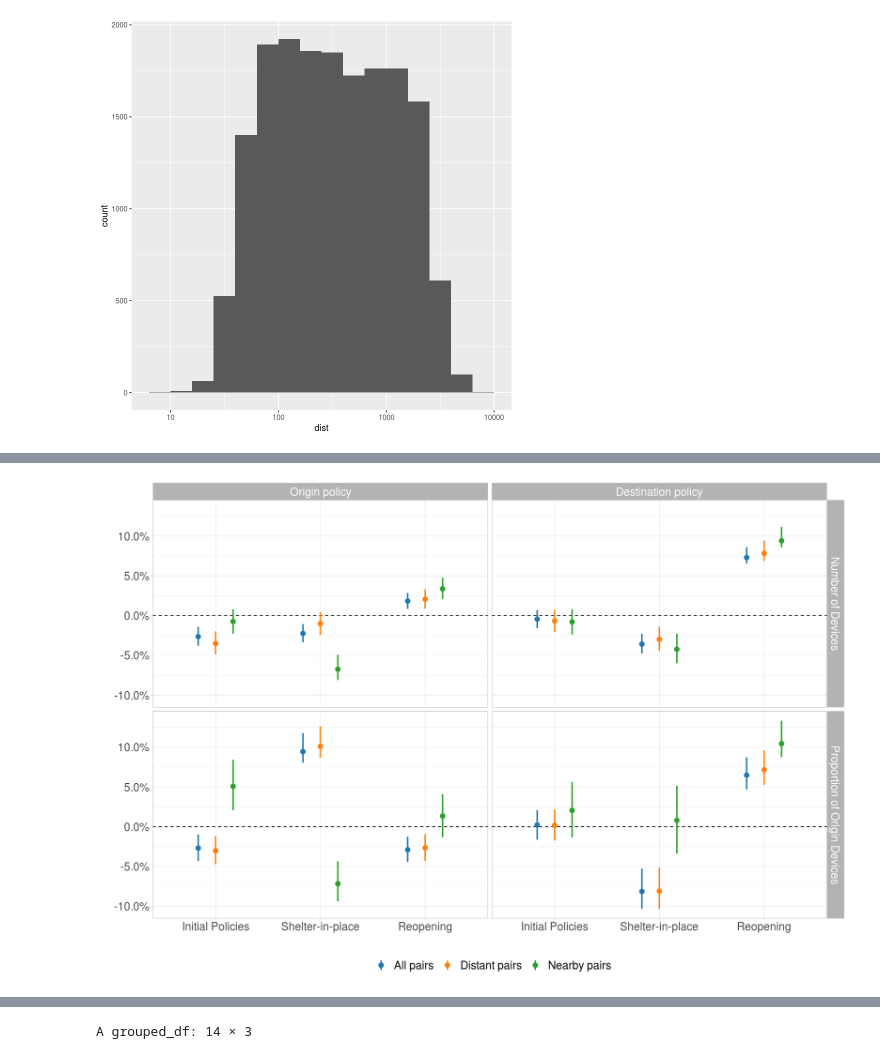
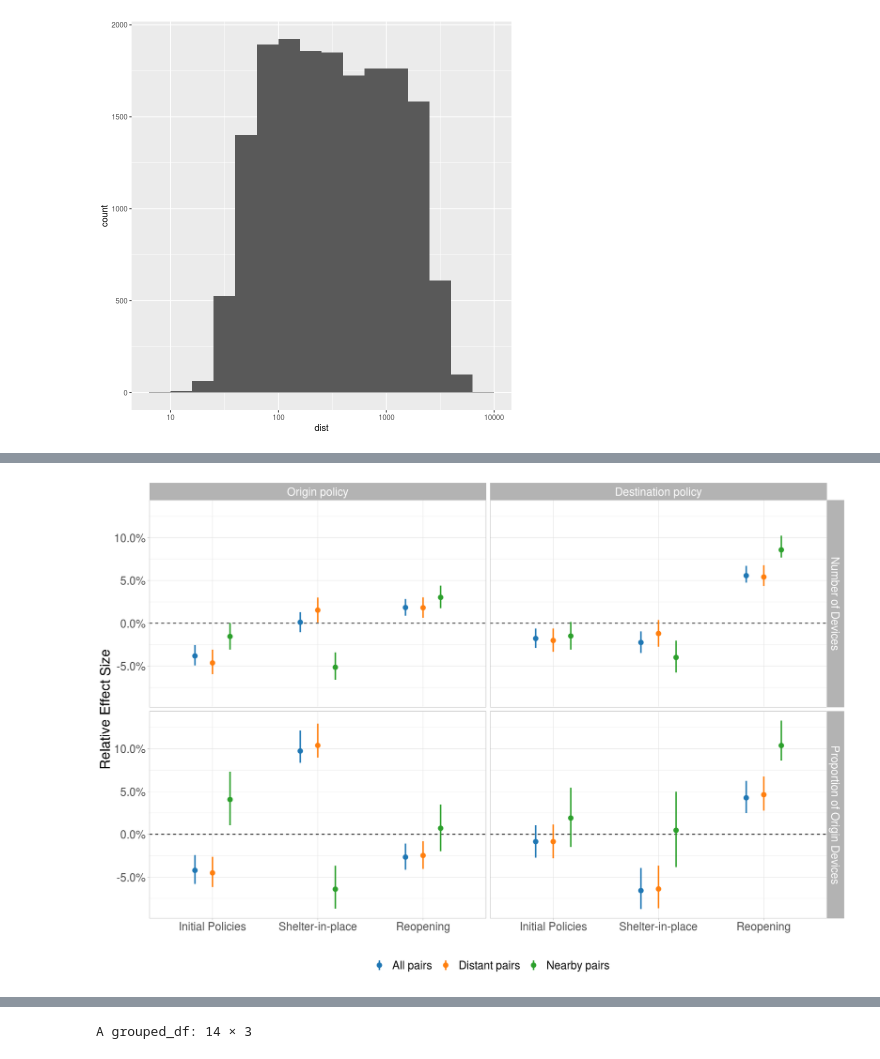
Before and after one commit to mfzhao/covid_peerfx_reopening, a Jupyter notebook: paper_code/2-dyadic_analysis.ipynb, the cells around one changed output, grey strips where cells are left out. Cells and saved outputs as stored; diff of their text form; code cells hidden in the pictures.

```diff
--- a/paper_code/2-dyadic_analysis.ipynb
+++ b/paper_code/2-dyadic_analysis.ipynb
@@ -48,7 +66,7 @@ df %>%
 [figure]
 # %%
 wctrls  <- str_c(cns[str_detect(cns, '[od][pt][rm][ca][px]..')], collapse = ' + ')
-cdctrls <- str_c(cns[str_detect(cns, '[od]as_')], collapse = ' + ')
+cdctrls <- str_c(cns[str_detect(cns, '[od][acs][st]_')], collapse = ' + ')
 ctrls   <- str_c(wctrls, ' + ', cdctrls)
 # %%
 get_coefs <- function(dv, type) {
@@ -71,8 +89,9 @@ get_coefs <- function(dv, type) {
         mutate(var  = rownames(.),
                dv   = dv,
                type = type) %>%
-        filter(str_detect(var, '[od]p[123]')) %>%
         rename(estimate = Estimate, se = `Std. Error`)
 
     return(out)
 }
+
+get_coefs('ndotd', 'nearby')
@@ -83,30 +138,30 @@ foreach(dv = c('ndotd', 'pdotd'), .combine = rbind) %:%
 # %%
 options(repr.plot.width=15, repr.plot.height=10)
 dyad_coefs %>%
     mutate(od = ifelse(str_detect(var, 'op'), 'Origin policy', 'Destination policy'),
            od = factor(od, c('Origin policy', 'Destination policy')),
            var = ifelse(str_detect(var, 'p1'), 'Initial Policies',
                         ifelse(str_detect(var, 'p2'), 'Shelter-in-place', 'Reopening')),
            var = factor(var, levels = c('Initial Policies', 'Shelter-in-place', 'Reopening')),
            dv  = ifelse(dv == 'ndotd', 'Number of Devices', 'Proportion of Origin Devices'),
            estimate = exp(estimate) - 1,
-           u95ci   = exp(estimate + 1.98 * se) - 1,
+           u95ci    = exp(estimate + 1.98 * se) - 1,
            l95ci    = exp(estimate - 1.98 * se) - 1) %>%
     ggplot(aes(x = var, y = estimate, color = type)) +
     geom_hline(aes(yintercept = 0), linetype = 2) +
     geom_point(position = position_dodge(0.5), size = 3) +
     geom_linerange(aes(ymin = l95ci, ymax = u95ci),
                    position = position_dodge(0.5), size = 1) +
     xlab('') +
-    ylab('') +
+    ylab('Relative Effect Size') +
     labs(color = '') +
     scale_color_d3(labels = c('All pairs', 'Distant pairs', 'Nearby pairs')) +
     scale_y_continuous(labels = scales::percent) +
     facet_grid(dv ~ od, scales = 'free_x') +
     theme_light() +
     theme(text = element_text(size=20),
           legend.position = 'bottom') -> p
 p
-#ggsave('/home/mfzhao/p3.pdf', p, device = 'pdf', width = 6.5, height = 5, scale = 2)
+ggsave('/home/mfzhao/p5.pdf', p, device = 'pdf', width = 6.5, height = 5, scale = 2)
 # %% [output]
-[figure, old version]
+[figure, new version]
```
Also changed, not shown: parts of 16 cells of this notebook, 4 other files.
